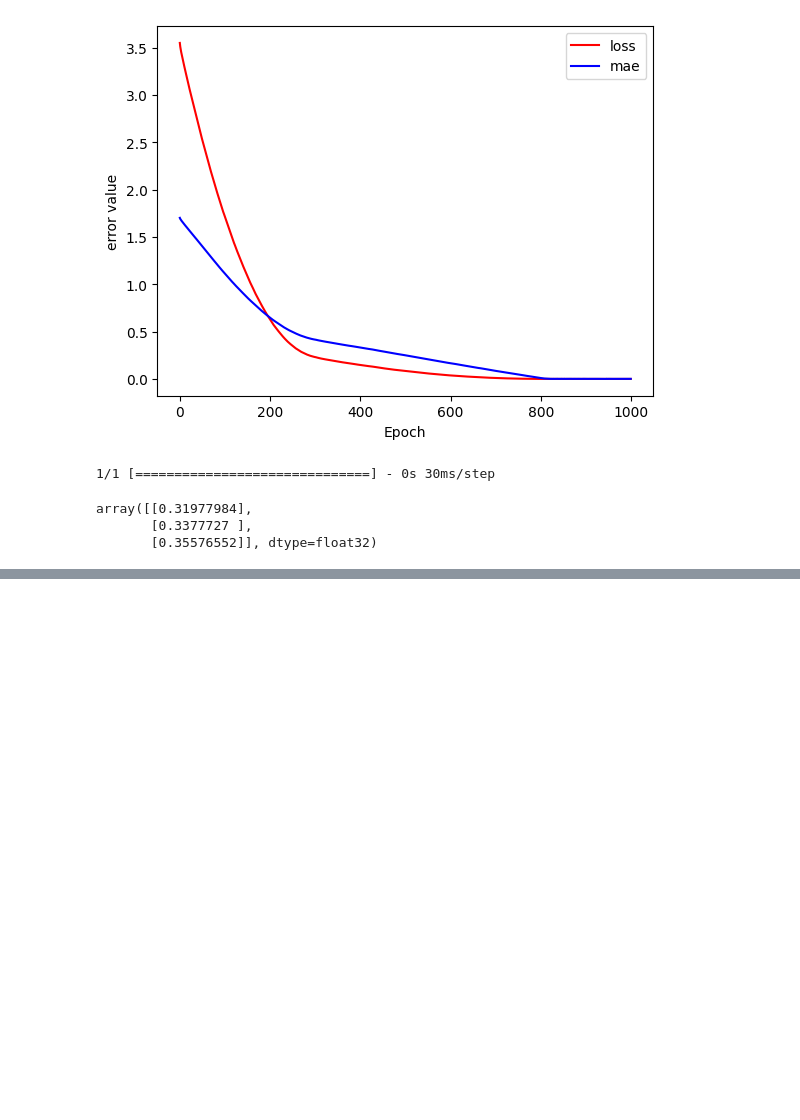
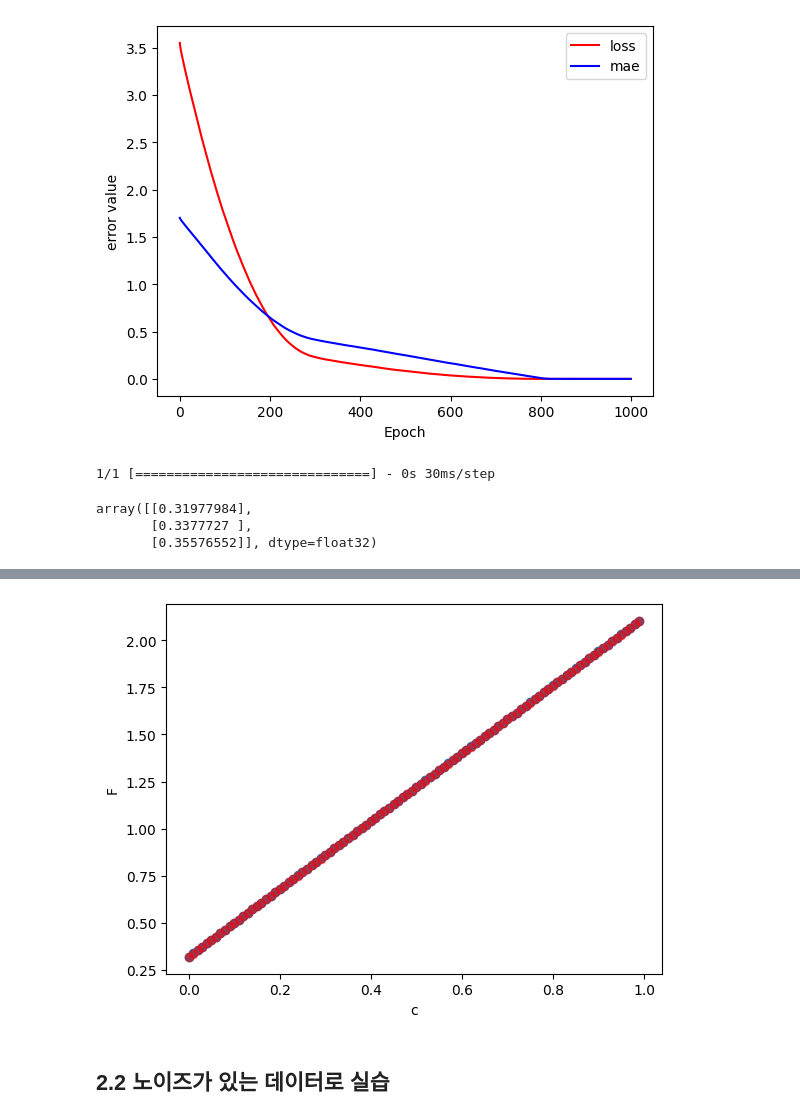
Before and after one commit to zardness/Sang, a Jupyter notebook: source/05_DeepLearning/01_머신러닝 입문 linear Regression.ipynb, the cells around one changed output, grey strips where cells are left out. Cells and saved outputs as stored; diff of their text form; code cells hidden in the pictures; blank space fills up the shorter version.

```diff
--- a/source/05_DeepLearning/01_머신러닝 입문 linear Regression.ipynb
+++ b/source/05_DeepLearning/01_머신러닝 입문 linear Regression.ipynb
@@ -189,3 +189,14 @@ array([[0.31977984],
        [0.35576552]], dtype=float32)
 # %%
 model.save('model/after_learning.h5')
+# %%
+# 모델 load
+from tensorflow.keras.models import load_model
+model = load_model('model/after_learning.h5')
+# %%
+y_hat = model.predict([scaled_data_C])
+square_error = 0
+for h,y in zip(y_hat, scaled_data_C):
+#     print(h,y)
+    square_error += (h[0]-y)**2
+square_error/100 # mean square error(mse)
@@ -191,0 +206,10 @@ model.save('model/after_learning.h5')
+# %%
+plt.scatter(x=scaled_data_C, y=scaled_data_F)
+plt.scatter(x=scaled_data_C, y=y_hat, c='r',alpha=0.5)
+plt.xlabel('c')
+plt.ylabel('F')
+plt.show()
+# %% [output]
+[figure, added]
+# %% [markdown]
+## 2.2 노이즈가 있는 데이터로 실습
```
Also changed, not shown: parts of 10 cells of this notebook, 4 other files.
